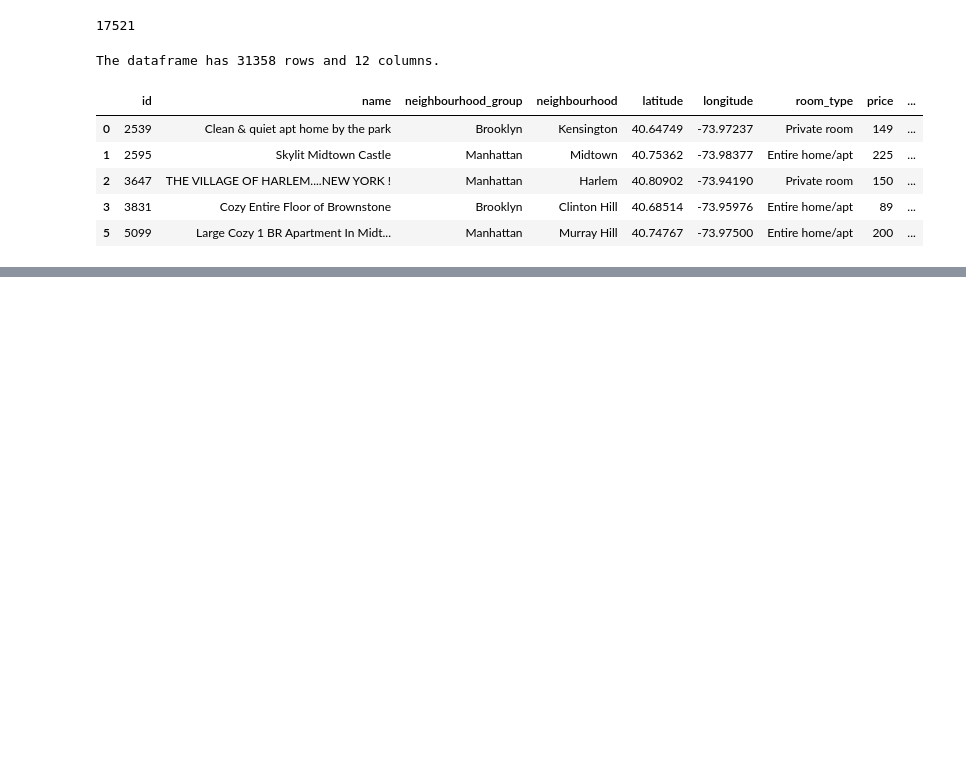
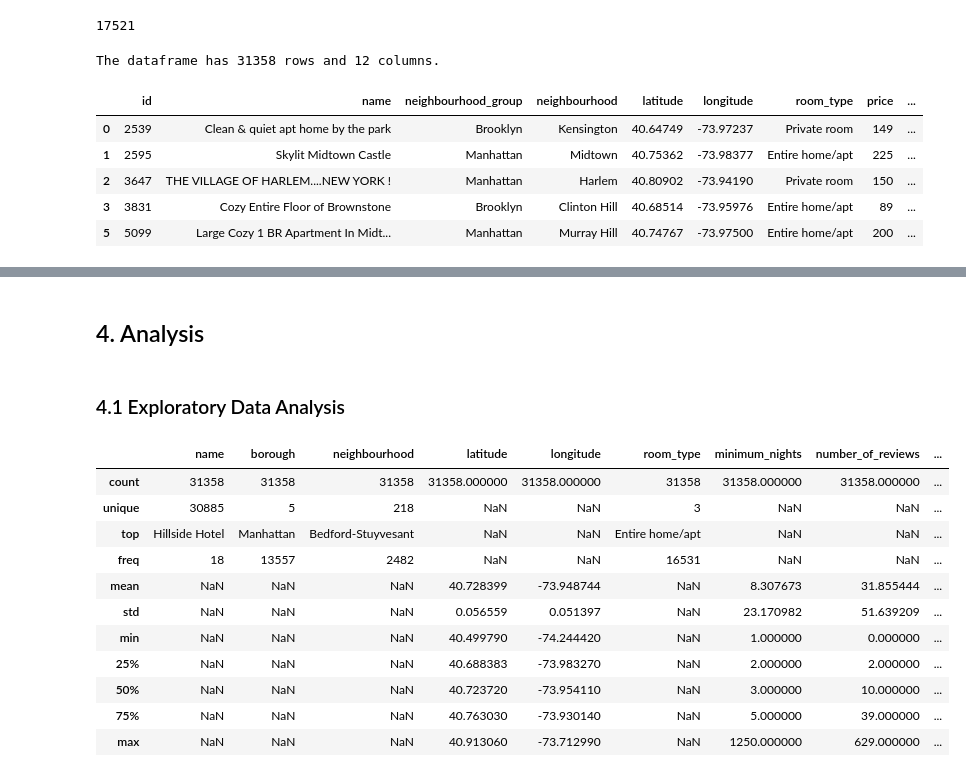
Before and after one commit to sarkar-kumardipta/Capstone, a Jupyter notebook: Airbnb in New York City - Data.ipynb, the cells around one changed output, grey strips where cells are left out. Saved outputs shown, nothing was run; the diff lists cells and outputs as text; code cells hidden in the pictures; blank space fills up the shorter version.

```diff
--- a/Airbnb in New York City - Data.ipynb
+++ b/Airbnb in New York City - Data.ipynb
@@ -272,0 +292,24 @@ airbnb_df.head()
+# %% [markdown]
+
+
+## 4. Analysis <a name="analysis"></a>
+# %% [markdown]
+
+### 4.1 Exploratory Data Analysis
+# %%
+# Let us use the describe() method on the cleaned data
+
+airbnb_df.describe(include = 'all')
+# %% [output]
+|  | name | borough | neighbourhood | latitude | longitude | room_type | minimum_nights | number_of_reviews | ... |
+| count | 31358 | 31358 | 31358 | 31358.000000 | 31358.000000 | 31358 | 31358.000000 | 31358.000000 | ... |
+| unique | 30885 | 5 | 218 | NaN | NaN | 3 | NaN | NaN | ... |
+| top | Hillside Hotel | Manhattan | Bedford-Stuyvesant | NaN | NaN | Entire home/apt | NaN | NaN | ... |
+| freq | 18 | 13557 | 2482 | NaN | NaN | 16531 | NaN | NaN | ... |
+| mean | NaN | NaN | NaN | 40.728399 | -73.948744 | NaN | 8.307673 | 31.855444 | ... |
+| std | NaN | NaN | NaN | 0.056559 | 0.051397 | NaN | 23.170982 | 51.639209 | ... |
+| min | NaN | NaN | NaN | 40.499790 | -74.244420 | NaN | 1.000000 | 0.000000 | ... |
+| 25% | NaN | NaN | NaN | 40.688383 | -73.983270 | NaN | 2.000000 | 2.000000 | ... |
+| 50% | NaN | NaN | NaN | 40.723720 | -73.954110 | NaN | 3.000000 | 10.000000 | ... |
+| 75% | NaN | NaN | NaN | 40.763030 | -73.930140 | NaN | 5.000000 | 39.000000 | ... |
+| max | NaN | NaN | NaN | 40.913060 | -73.712990 | NaN | 1250.000000 | 629.000000 | ... |
```
Also changed, not shown: parts of 13 cells of this notebook.
